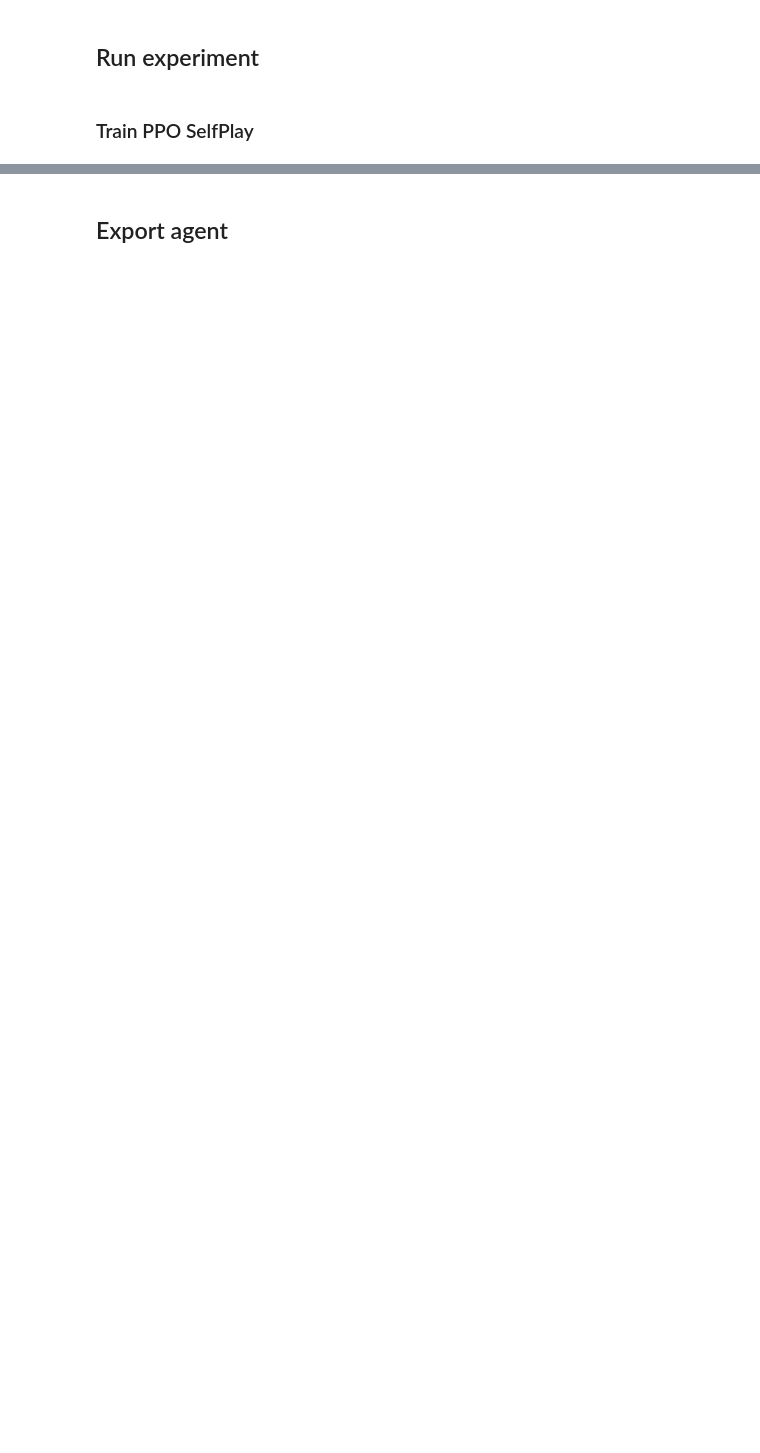
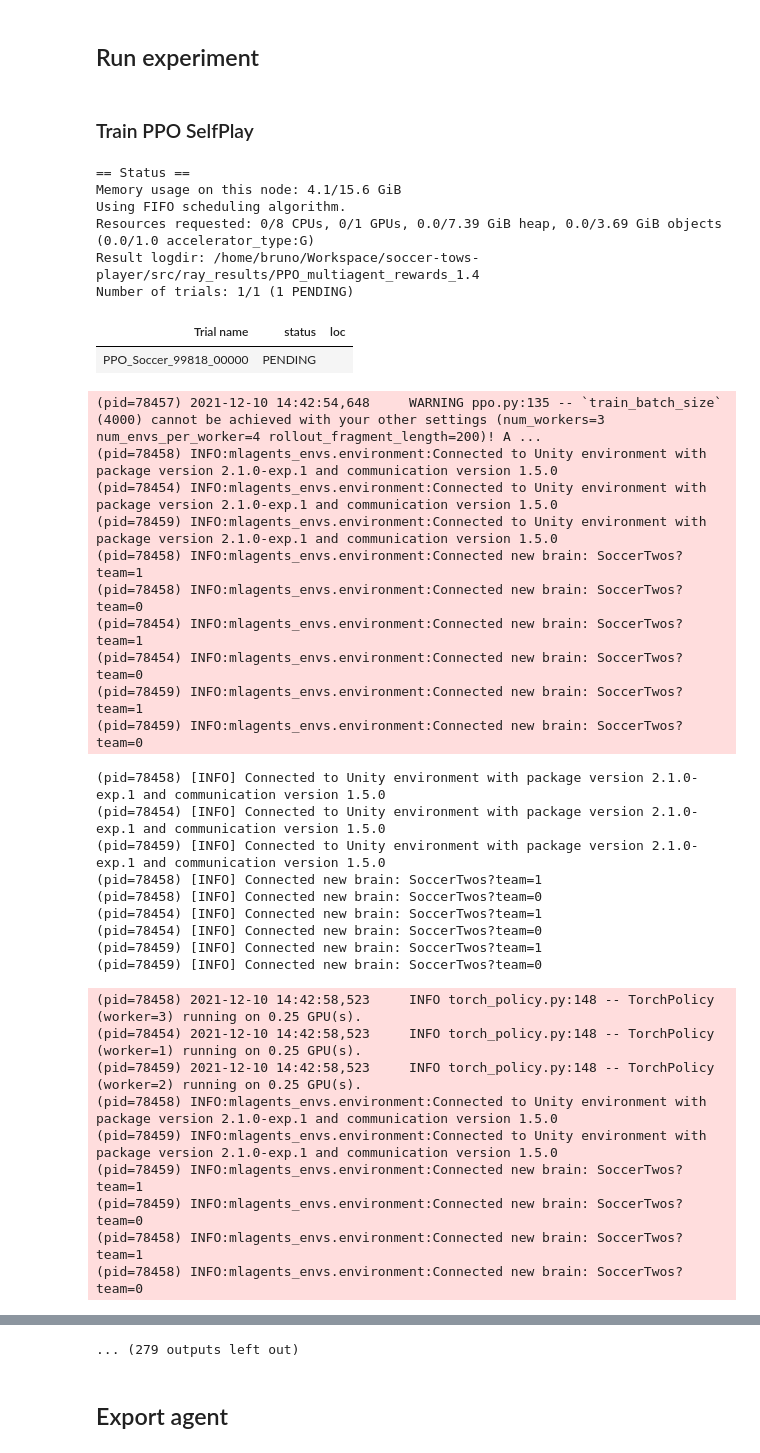
Before and after one commit to brunoconterato/ceia-soccer-twos-player, a Jupyter notebook: src/experiments/ppo_multiagent_rewards_ray-1.4/experiment.ipynb, the cells around one changed output, grey strips where cells are left out. Cells and saved outputs as stored; diff of their text form; code cells hidden in the pictures; blank space fills up the shorter version.

```diff
--- a/src/experiments/ppo_multiagent_rewards_ray-1.4/experiment.ipynb
+++ b/src/experiments/ppo_multiagent_rewards_ray-1.4/experiment.ipynb
@@ -786,31 +804,68 @@ config = {
 # %%
 def run_experiment():
     ray.init(num_cpus=8, include_dashboard=False, ignore_reinit_error=True)
 
     tune.registry.register_env(ENVIRONMENT_ID, create_custom_env)
 
     analysis = tune.run(
         "PPO",
         num_samples=1,
         name="PPO_multiagent_rewards_1.4",
         config=config,
         stop=stop,
-        checkpoint_freq=1,
+        checkpoint_freq=50,
         checkpoint_at_end=True,
         local_dir="../../ray_results",
         # restore="../../ray_results/PPO_selfplay_1/PPO_Soccer_ID/checkpoint_00X/checkpoint-X",
         # resume=True
     )
 
     # Gets best trial based on max accuracy across all training iterations.
     best_trial = analysis.get_best_trial("episode_reward_mean", mode="max")
     print(best_trial)
     # Gets best checkpoint for trial based on accuracy.
     best_checkpoint = analysis.get_best_checkpoint(
         trial=best_trial, metric="episode_reward_mean", mode="max"
     )
     print(best_checkpoint)
     print("Done training")
     return analysis, best_trial, best_checkpoint
 
 run_experiment()
+# %% [output]
+== Status ==
+Memory usage on this node: 4.1/15.6 GiB
+Using FIFO scheduling algorithm.
+Resources requested: 0/8 CPUs, 0/1 GPUs, 0.0/7.39 GiB heap, 0.0/3.69 GiB objects (0.0/1.0 accelerator_type:G)
+Result logdir: /home/bruno/Workspace/soccer-tows-player/src/ray_results/PPO_multiagent_rewards_1.4
+Number of trials: 1/1 (1 PENDING)
+| Trial name | status | loc |
+| PPO_Soccer_99818_00000 | PENDING |  |
+(pid=78457) 2021-12-10 14:42:54,648     WARNING ppo.py:135 -- `train_batch_size` (4000) cannot be achieved with your other settings (num_workers=3 num_envs_per_worker=4 rollout_fragment_length=200)! A ...
+(pid=78458) INFO:mlagents_envs.environment:Connected to Unity environment with package version 2.1.0-exp.1 and communication version 1.5.0
+(pid=78454) INFO:mlagents_envs.environment:Connected to Unity environment with package version 2.1.0-exp.1 and communication version 1.5.0
+(pid=78459) INFO:mlagents_envs.environment:Connected to Unity environment with package version 2.1.0-exp.1 and communication version 1.5.0
+(pid=78458) INFO:mlagents_envs.environment:Connected new brain: SoccerTwos?team=1
+(pid=78458) INFO:mlagents_envs.environment:Connected new brain: SoccerTwos?team=0
+(pid=78454) INFO:mlagents_envs.environment:Connected new brain: SoccerTwos?team=1
+(pid=78454) INFO:mlagents_envs.environment:Connected new brain: SoccerTwos?team=0
+(pid=78459) INFO:mlagents_envs.environment:Connected new brain: SoccerTwos?team=1
+(pid=78459) INFO:mlagents_envs.environment:Connected new brain: SoccerTwos?team=0
+(pid=78458) [INFO] Connected to Unity environment with package version 2.1.0-exp.1 and communication version 1.5.0
+(pid=78454) [INFO] Connected to Unity environment with package version 2.1.0-exp.1 and communication version 1.5.0
+(pid=78459) [INFO] Connected to Unity environment with package version 2.1.0-exp.1 and communication version 1.5.0
+(pid=78458) [INFO] Connected new brain: SoccerTwos?team=1
+(pid=78458) [INFO] Connected new brain: SoccerTwos?team=0
+(pid=78454) [INFO] Connected new brain: SoccerTwos?team=1
+(pid=78454) [INFO] Connected new brain: SoccerTwos?team=0
+(pid=78459) [INFO] Connected new brain: SoccerTwos?team=1
+(pid=78459) [INFO] Connected new brain: SoccerTwos?team=0
+(pid=78458) 2021-12-10 14:42:58,523     INFO torch_policy.py:148 -- TorchPolicy (worker=3) running on 0.25 GPU(s).
+(pid=78454) 2021-12-10 14:42:58,523     INFO torch_policy.py:148 -- TorchPolicy (worker=1) running on 0.25 GPU(s).
+(pid=78459) 2021-12-10 14:42:58,523     INFO torch_policy.py:148 -- TorchPolicy (worker=2) running on 0.25 GPU(s).
+(pid=78458) INFO:mlagents_envs.environment:Connected to Unity environment with package version 2.1.0-exp.1 and communication version 1.5.0
+(pid=78459) INFO:mlagents_envs.environment:Connected to Unity environment with package version 2.1.0-exp.1 and communication version 1.5.0
+(pid=78459) INFO:mlagents_envs.environment:Connected new brain: SoccerTwos?team=1
+(pid=78459) INFO:mlagents_envs.environment:Connected new brain: SoccerTwos?team=0
+(pid=78458) INFO:mlagents_envs.environment:Connected new brain: SoccerTwos?team=1
+(pid=78458) INFO:mlagents_envs.environment:Connected new brain: SoccerTwos?team=0
@@ -817,3 +902,4 @@ run_experiment()
+... (279 outputs left out)
 # %% [markdown]
 ## Export agent
 # %%
```
Also changed, not shown: parts of 4 cells of this notebook, 2 other files.
